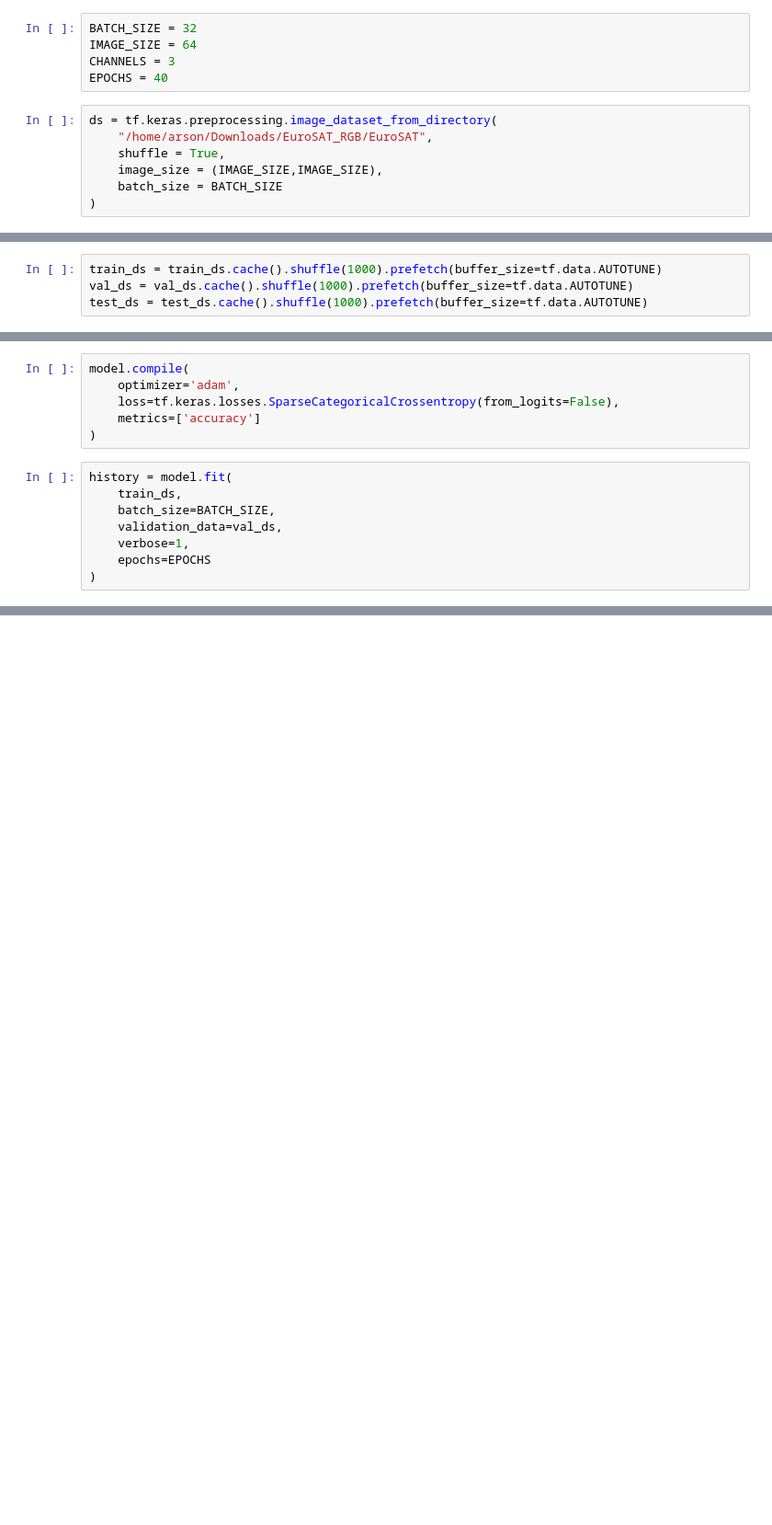
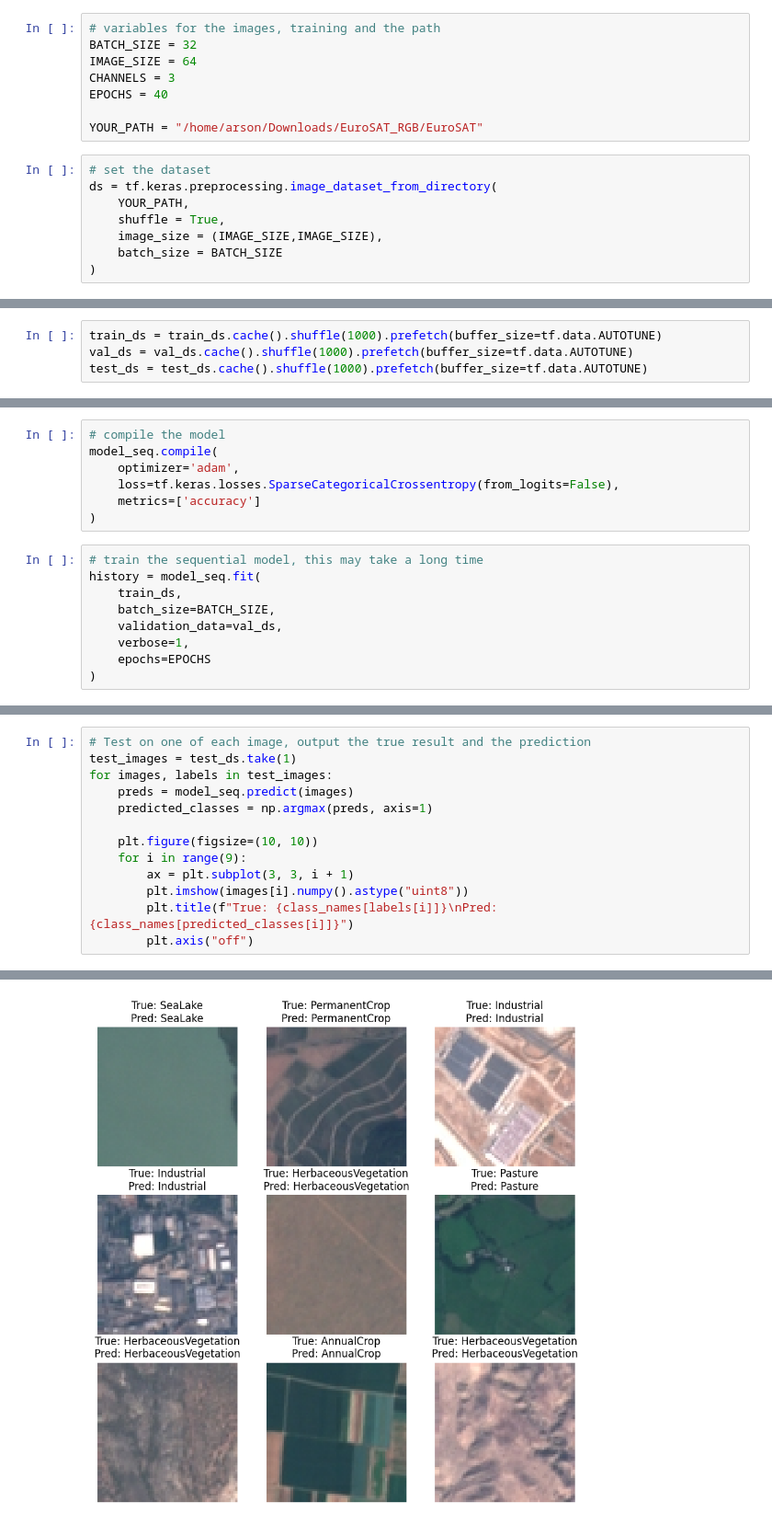
Before and after one commit to arson48/CNN-on-Eurosat-data, a Jupyter notebook: eurosat.ipynb, the cells around one changed output, grey strips where cells are left out. Shown at 92% size. Saved outputs shown, nothing was run; the diff lists cells and outputs as text; blank space fills up the shorter version.

```diff
--- a/eurosat.ipynb
+++ b/eurosat.ipynb
@@ -7,11 +27,15 @@ from tensorflow.keras import models, layers
 # %%
+# variables for the images, training and the path
 BATCH_SIZE = 32
 IMAGE_SIZE = 64
 CHANNELS = 3
 EPOCHS = 40
+
+YOUR_PATH = "/home/arson/Downloads/EuroSAT_RGB/EuroSAT"
 # %%
+# set the dataset
 ds = tf.keras.preprocessing.image_dataset_from_directory(
-    "/home/arson/Downloads/EuroSAT_RGB/EuroSAT",
+    YOUR_PATH,
     shuffle = True,
     image_size = (IMAGE_SIZE,IMAGE_SIZE),
     batch_size = BATCH_SIZE
@@ -124,13 +164,15 @@ Model: "sequential_5"
  Trainable params: 171,914 (671.54 KB)
  Non-trainable params: 0 (0.00 B)
 # %%
-model.compile(
+# compile the model
+model_seq.compile(
     optimizer='adam',
     loss=tf.keras.losses.SparseCategoricalCrossentropy(from_logits=False),
     metrics=['accuracy']
 )
 # %%
-history = model.fit(
+# train the sequential model, this may take a long time
+history = model_seq.fit(
     train_ds,
     batch_size=BATCH_SIZE,
     validation_data=val_ds,
@@ -176,0 +213,14 @@ hint: See above for details.
+# %%
+# Test on one of each image, output the true result and the prediction
+test_images = test_ds.take(1)
+for images, labels in test_images:
+    preds = model_seq.predict(images)
+    predicted_classes = np.argmax(preds, axis=1)
+
+    plt.figure(figsize=(10, 10))
+    for i in range(9):
+        ax = plt.subplot(3, 3, i + 1)
+        plt.imshow(images[i].numpy().astype("uint8"))
+        plt.title(f"True: {class_names[labels[i]]}\nPred: {class_names[predicted_classes[i]]}")
+        plt.axis("off")
+# %% [output]
@@ -176,0 +229 @@ hint: See above for details.
+[figure, added]
```
Also changed, not shown: parts of 24 cells of this notebook, 1 other file.
